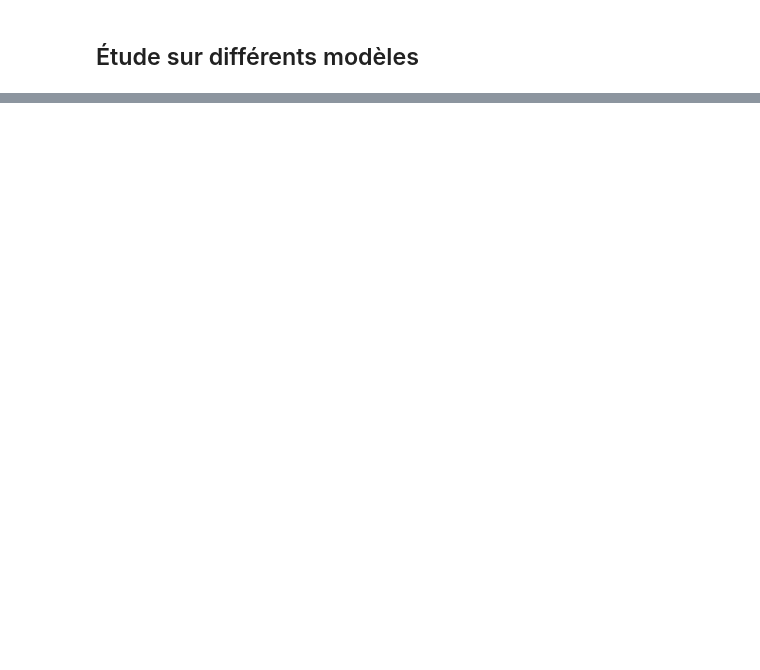
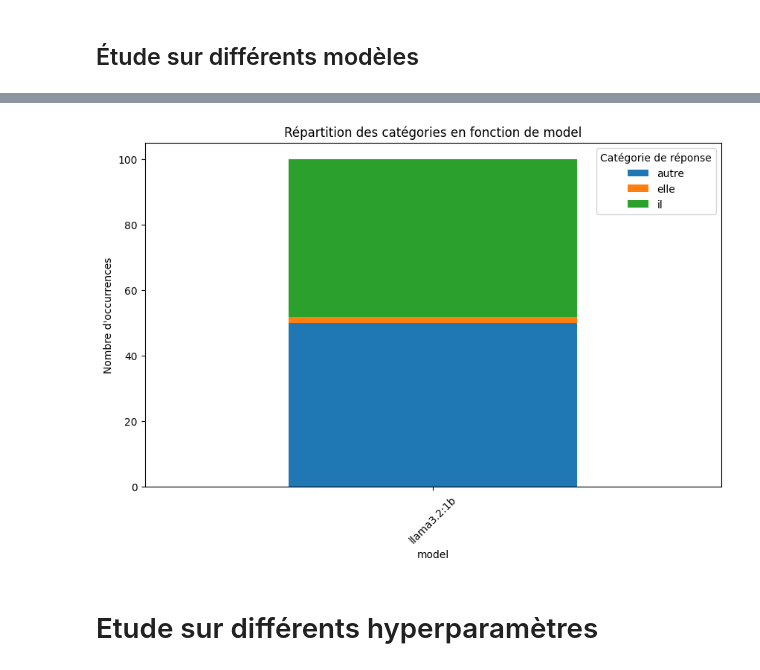
Before and after one commit to romainbourdain/pi-sentence-eval, a Jupyter notebook: clean_notebook.ipynb, the cells around one changed output, grey strips where cells are left out. Drawn from its saved outputs; the diff is of its cells as text; code cells hidden in the pictures; blank space fills up the shorter version.

```diff
--- a/clean_notebook.ipynb
+++ b/clean_notebook.ipynb
@@ -55,0 +104,4 @@ for model in models:
+# %%
+responses = LLMResponseCollection(
+    [generator.generate(test_prompt, hyperparameters={"seed": i}) for i in range(1) for generator in generators]
+)
@@ -55,0 +113,6 @@ for model in models:
+# %%
+responses.plot_evolution("model")
+# %% [output]
+[figure, added]
+# %% [markdown]
+# Etude sur différents hyperparamètres
```
Also changed, not shown: parts of 10 cells of this notebook, 3 other files.
